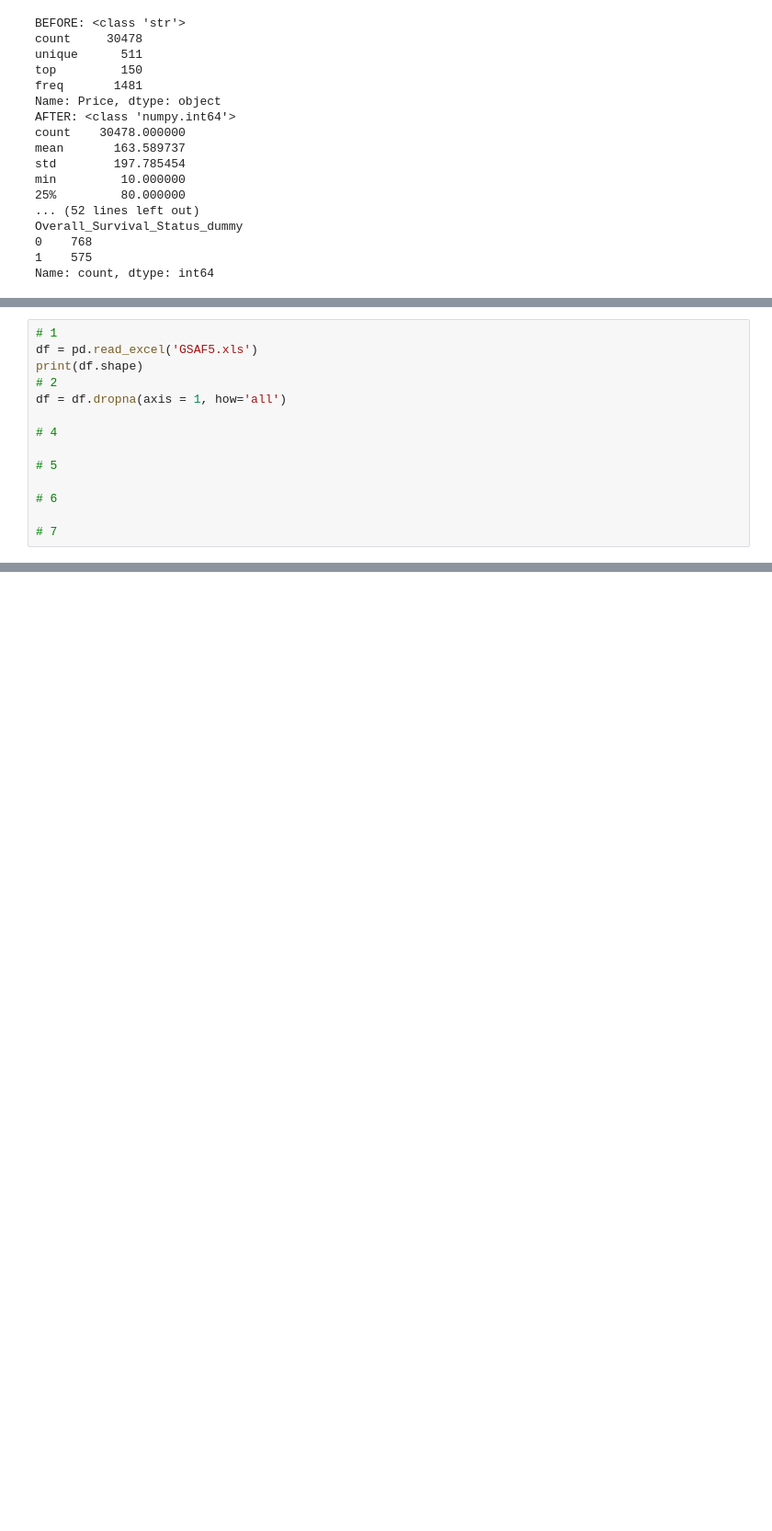
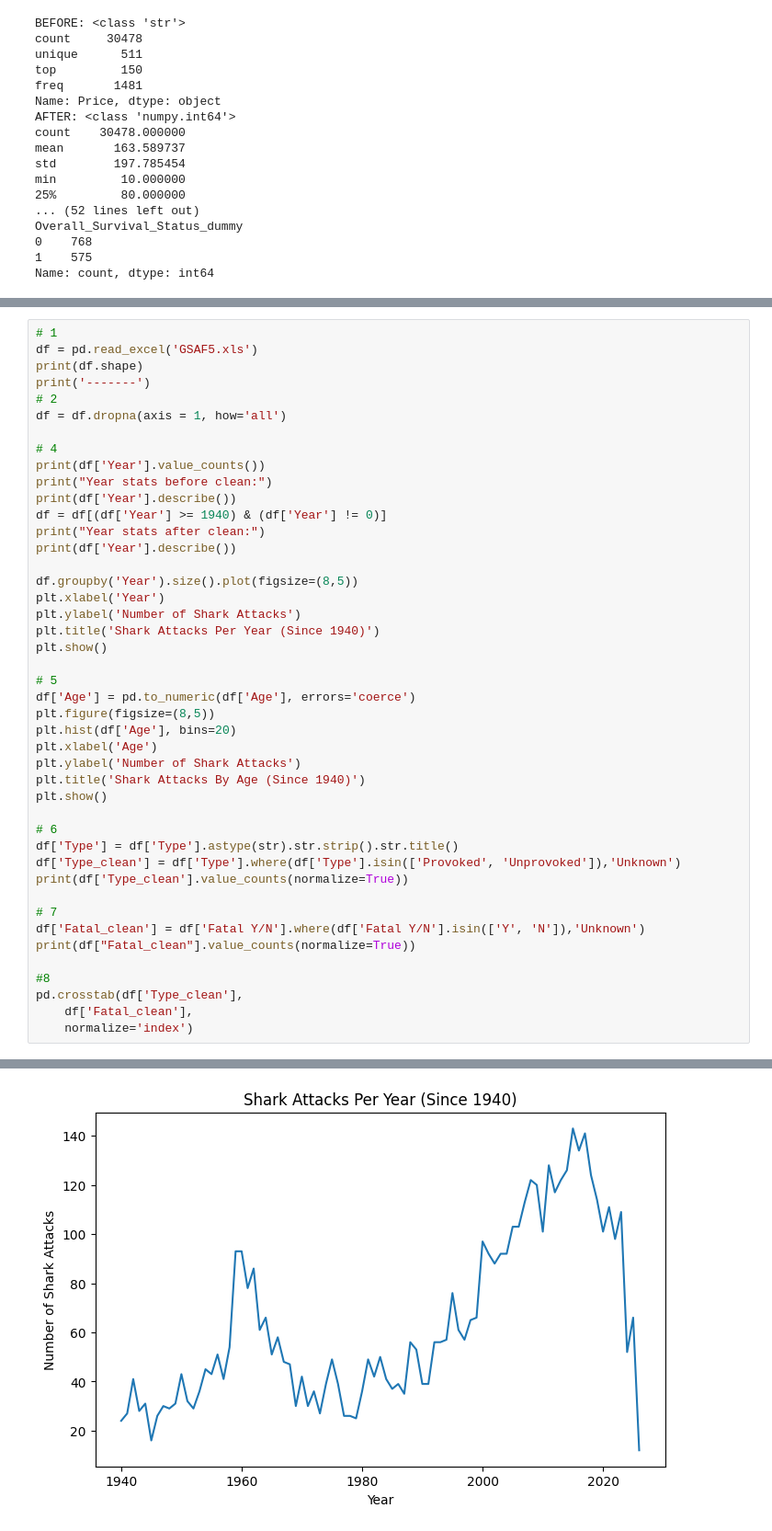
Before and after one commit to hpatel2004/scratchpad, a Jupyter notebook: hw_2/01_assignment_wrangling_and_eda.ipynb, the cells around one changed output, grey strips where cells are left out. Shown at 92% size. Drawn from its saved outputs; the diff is of its cells as text; blank space fills up the shorter version.

```diff
--- a/hw_2/01_assignment_wrangling_and_eda.ipynb
+++ b/hw_2/01_assignment_wrangling_and_eda.ipynb
@@ -127,15 +144,45 @@ Name: count, dtype: int64
 # 1
 df = pd.read_excel('GSAF5.xls')
 print(df.shape)
+print('-------')
 # 2
 df = df.dropna(axis = 1, how='all')
 
 # 4
+print(df['Year'].value_counts())
+print("Year stats before clean:")
+print(df['Year'].describe())
+df = df[(df['Year'] >= 1940) & (df['Year'] != 0)]
+print("Year stats after clean:")
+print(df['Year'].describe())
+
+df.groupby('Year').size().plot(figsize=(8,5))
+plt.xlabel('Year')
+plt.ylabel('Number of Shark Attacks')
+plt.title('Shark Attacks Per Year (Since 1940)')
+plt.show()
 
 # 5
+df['Age'] = pd.to_numeric(df['Age'], errors='coerce')
+plt.figure(figsize=(8,5))
+plt.hist(df['Age'], bins=20)
+plt.xlabel('Age')
+plt.ylabel('Number of Shark Attacks')
+plt.title('Shark Attacks By Age (Since 1940)')
+plt.show()
 
 # 6
+df['Type'] = df['Type'].astype(str).str.strip().str.title()
+df['Type_clean'] = df['Type'].where(df['Type'].isin(['Provoked', 'Unprovoked']),'Unknown')
+print(df['Type_clean'].value_counts(normalize=True))
 
 # 7
+df['Fatal_clean'] = df['Fatal Y/N'].where(df['Fatal Y/N'].isin(['Y', 'N']),'Unknown')
+print(df["Fatal_clean"].value_counts(normalize=True))
+
+#8
+pd.crosstab(df['Type_clean'],
+    df['Fatal_clean'],
+    normalize='index')
 # %% [output]
 (7074, 23)
@@ -141,0 +205 @@ df = df.dropna(axis = 1, how='all')
+[figure, added]
```
Also changed, not shown: parts of 2 cells of this notebook.
